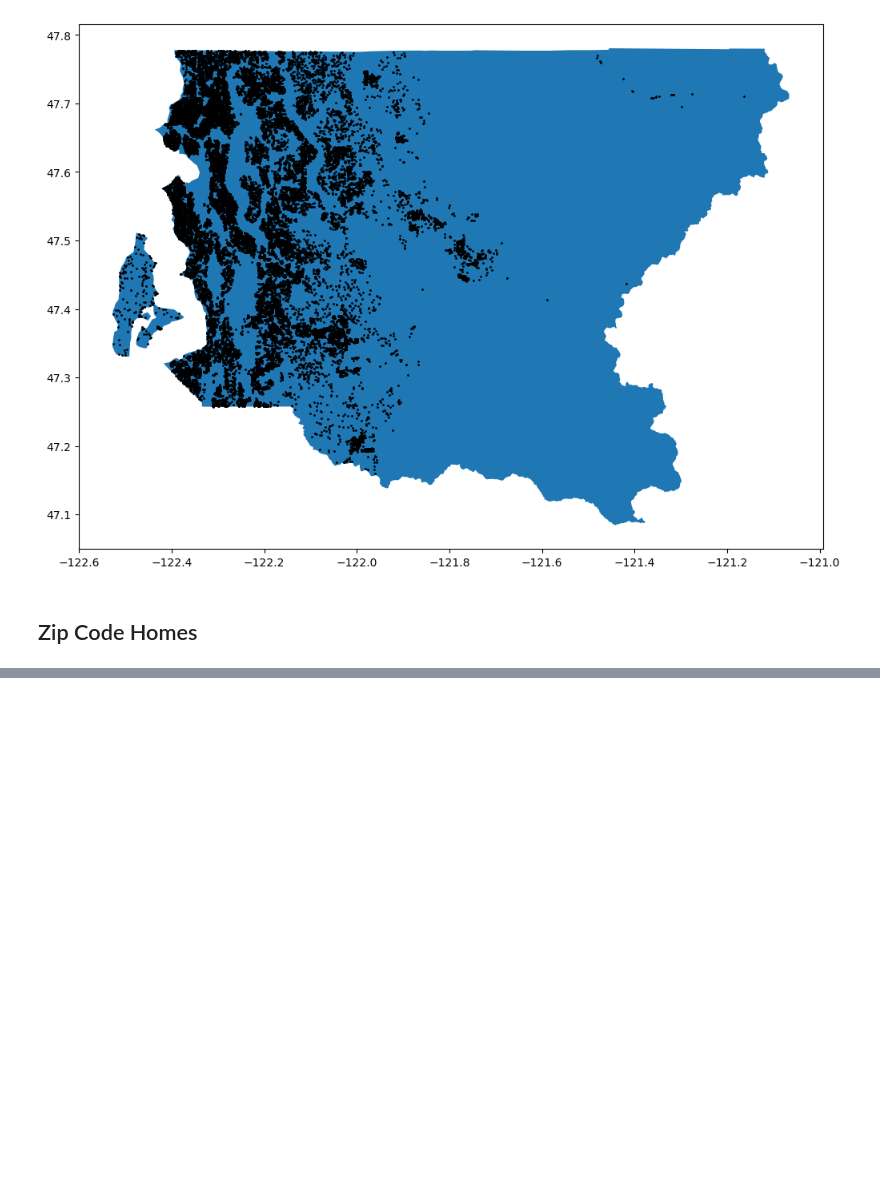
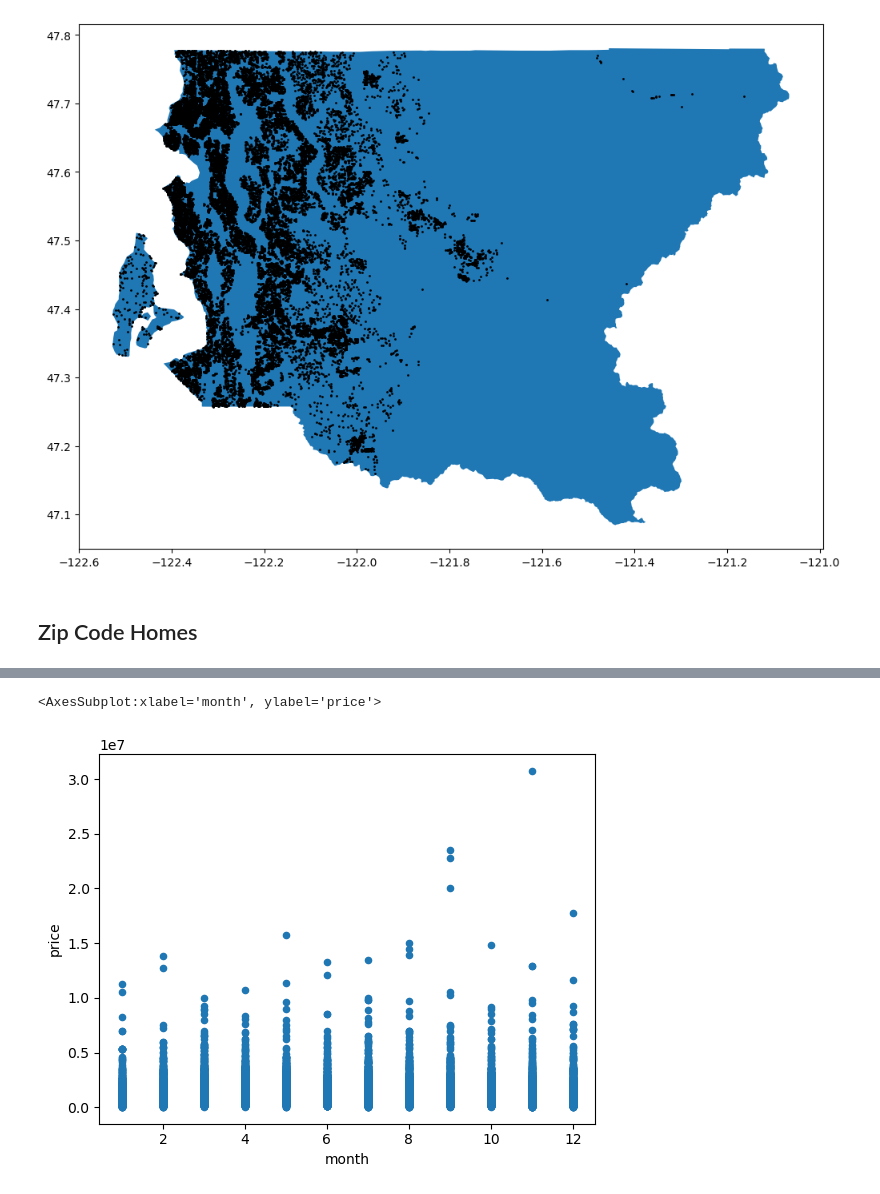
Before and after one commit to dmf1998/dsc-phase-2-project-v2-5, a Jupyter notebook: student_v2.ipynb, the cells around one changed output, grey strips where cells are left out. Saved outputs shown, nothing was run; the diff lists cells and outputs as text; code cells hidden in the pictures; blank space fills up the shorter version.

```diff
--- a/student_v2.ipynb
+++ b/student_v2.ipynb
@@ -335,0 +843,3 @@ EPSG:4269 EPSG:4269
+# %%
+df['month'] = df['date'].dt.month
+df.loc[df.Zip == df.Zip.value_counts().index[0]].month.value_counts()
@@ -335,0 +862,3 @@ EPSG:4269 EPSG:4269
+# %%
+df['month'] = df['date'].dt.month
+df.loc[df.Zip == 98004].month.value_counts()
@@ -335,0 +879,5 @@ EPSG:4269 EPSG:4269
+# %%
+df.plot('month', 'price', kind='scatter')
+# %% [output]
+<AxesSubplot:xlabel='month', ylabel='price'>
+[figure, added]
```
Also changed, not shown: parts of 60 cells of this notebook, 9 other files.
